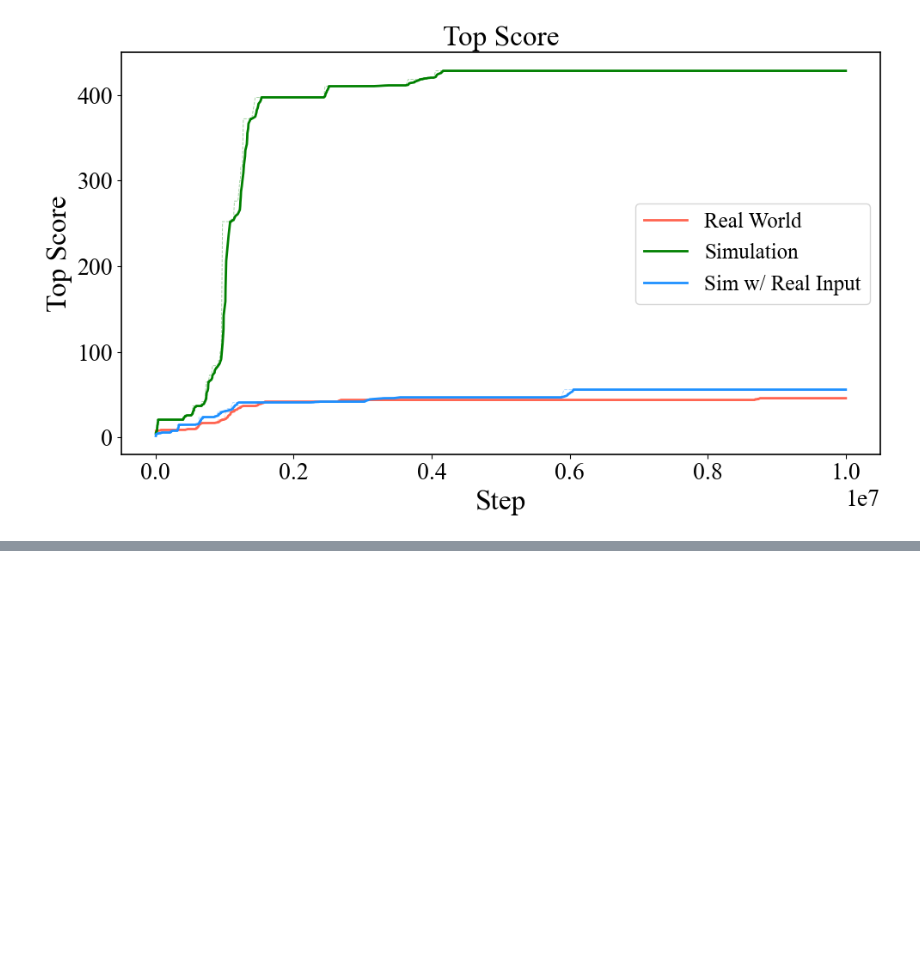
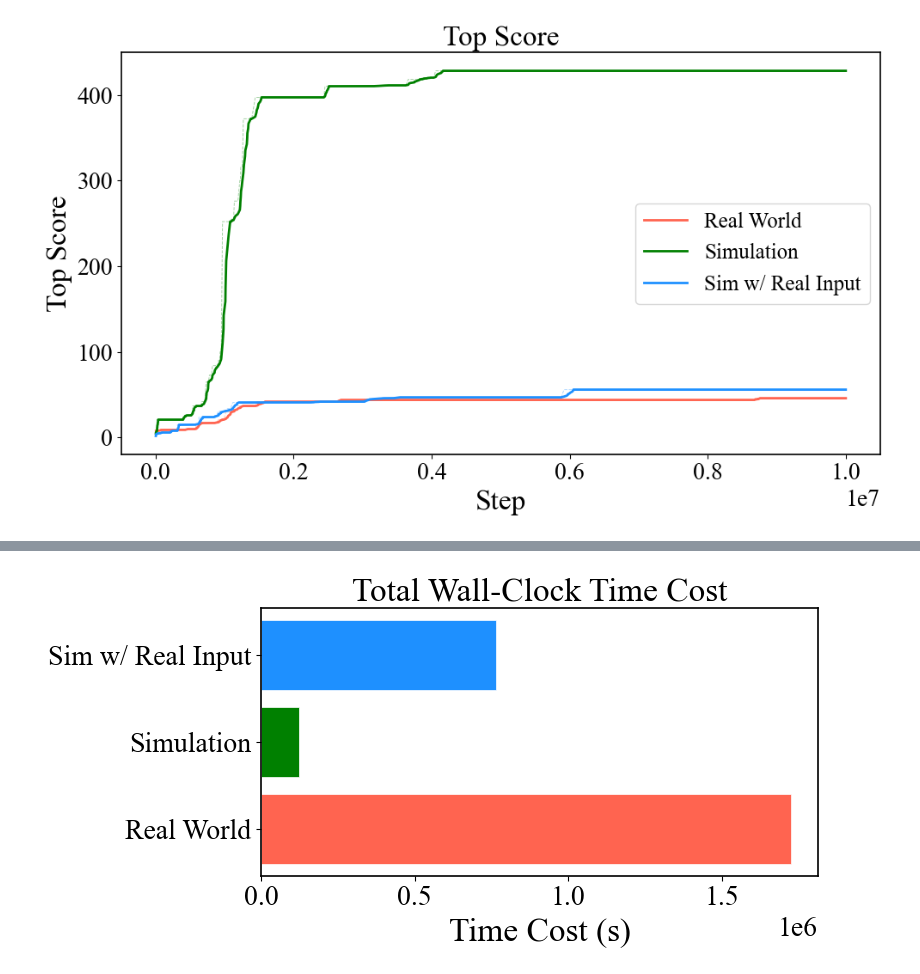
Before and after one commit to shuaijunchenex/paper_experiment_record, a Jupyter notebook: rl/plot.ipynb, the cells around one changed output, grey strips where cells are left out. Saved outputs shown, nothing was run; the diff lists cells and outputs as text; code cells hidden in the pictures; blank space fills up the shorter version.

Commit message:
add bar chart

```diff
--- a/rl/plot.ipynb
+++ b/rl/plot.ipynb
@@ -192,0 +197,90 @@ plot_rl_curves(
+# %%
+def read_rl_csv_full(metric: str, key: str, base_dir: str = ".") -> pd.DataFrame:
+    """Read RL CSV with Wall time, Step, Value columns."""
+    path = Path(base_dir) / metric / f"{key}.csv"
+    df = pd.read_csv(path)
+    return df[["Wall time", "Step", "Value"]].reset_index(drop=True)
+
+
+def plot_time_cost_bar(
+    metric: str = "ep_len_mean",
+    keys: list = None,
+    legend_map: dict = None,
+    base_dir: str = ".",
+    title: str = "Total Time Cost Comparison",
+    x_label: str = "Time Cost (s)",
+    y_label: str = "",
+    figsize: tuple = (8, 4),
+    colors: list = None,
+    save_path: str = None,
+    dpi: int = 800,
+):
+    """
+    Plot a horizontal bar chart of total wall-clock time cost per setting.
+
+    The total time is computed as:  max(Wall time) - min(Wall time).
+
+    Args:
+        metric:     which metric folder to read (only Wall time & Step are used).
+        keys:       list of file stems (settings).
+        legend_map: dict mapping key -> display label.
+        base_dir:   root directory containing metric sub-folders.
+        save_path:  if given, saves the figure as <save_path>.pdf.
+    """
+    if keys is None:
+        keys = ["real_world", "simulation", "simulation_with_real_world_input"]
+
+    # Load data and compute total wall-clock time per key
+    total_times = {}
+    for key in keys:
+        df = read_rl_csv_full(metric, key, base_dir)
+        total_times[key] = df["Wall time"].max() - df["Wall time"].min()
+
+    # Resolve colors
+    if colors is None:
+        prop_cycle = plt.rcParams.get("axes.prop_cycle", None)
+        colors = [c["color"] for c in prop_cycle] if prop_cycle else \
+                 ["red", "green", "blue", "orange", "purple"]
+
+    labels = [legend_map.get(k, k) if legend_map else k for k in keys]
+    values = [total_times[k] for k in keys]
+    bar_colors = [colors[i % len(colors)] for i in range(len(keys))]
+
+    _title_fs  = plt.rcParams.get("axes.titlesize",  14)
+    _label_fs  = plt.rcParams.get("axes.labelsize",  12)
+    _tick_fs   = plt.rcParams.get("xtick.labelsize", 10)
+
+    fig, ax = plt.subplots(figsize=figsize)
+
+    ax.barh(labels, values, color=bar_colors, edgecolor="white", linewidth=0.5)
+
+    ax.set_title(title, fontsize=_title_fs)
+    ax.set_xlabel(x_label, fontsize=_label_fs)
+    ax.set_ylabel(y_label, fontsize=_label_fs)
+    ax.tick_params(axis="x", labelsize=_tick_fs)
+    ax.tick_params(axis="y", labelsize=_tick_fs)
+
+    if save_path:
+        fig.savefig(f"{save_path}.pdf", dpi=dpi, bbox_inches="tight")
+    fig.tight_layout()
+    plt.show()
+
+
+# ── Draw ──────────────────────────────────────────────────────────────────────
+legend_map = {
+    "real_world": "Real World",
+    "simulation": "Simulation",
+    "simulation_with_real_world_input": "Sim w/ Real Input",
+}
+
+plot_time_cost_bar(
+    metric="ep_len_mean",
+    keys=["real_world", "simulation", "simulation_with_real_world_input"],
+    legend_map=legend_map,
+    base_dir=".",
+    title="Total Wall-Clock Time Cost",
+    x_label="Time Cost (s)",
+    figsize=(8, 4),
+)
+# %% [output]
+[figure, added]
```
Also changed, not shown: parts of 1 cell of this notebook.
